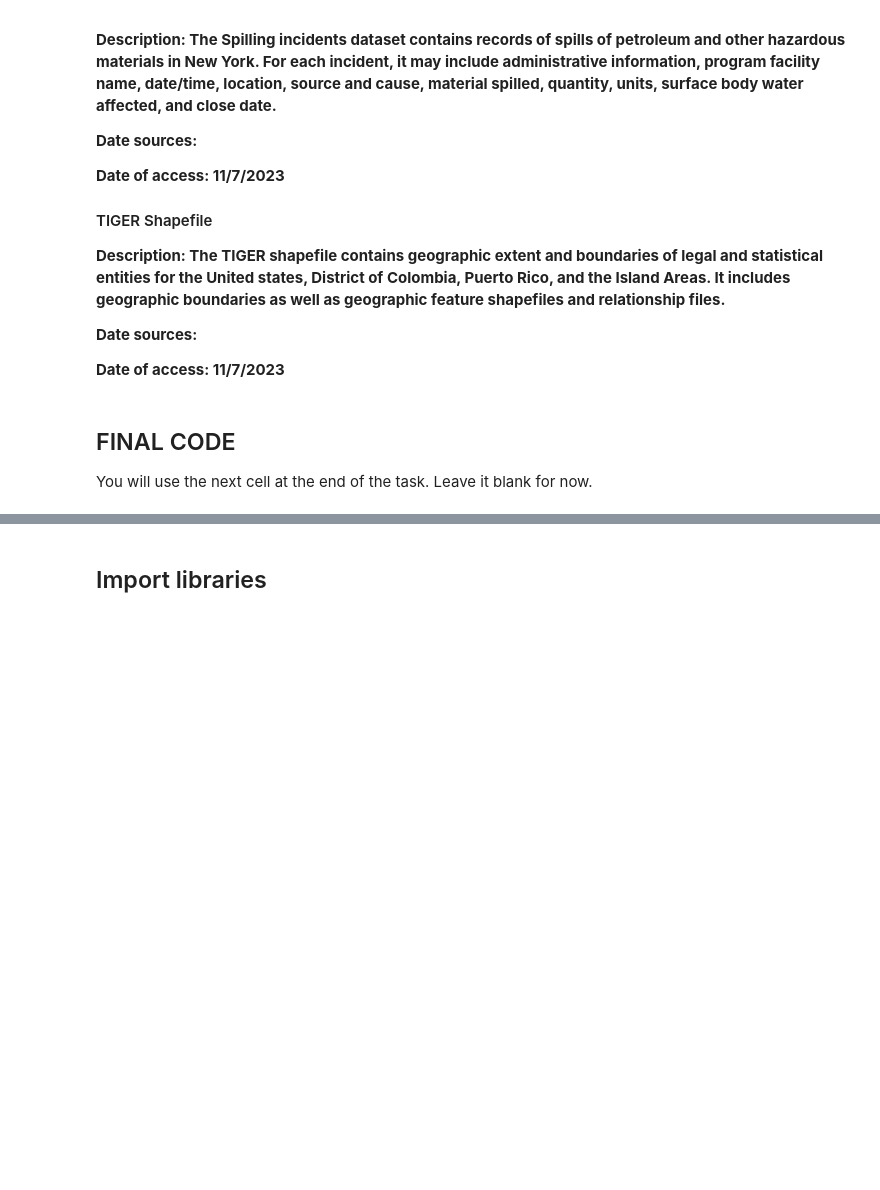
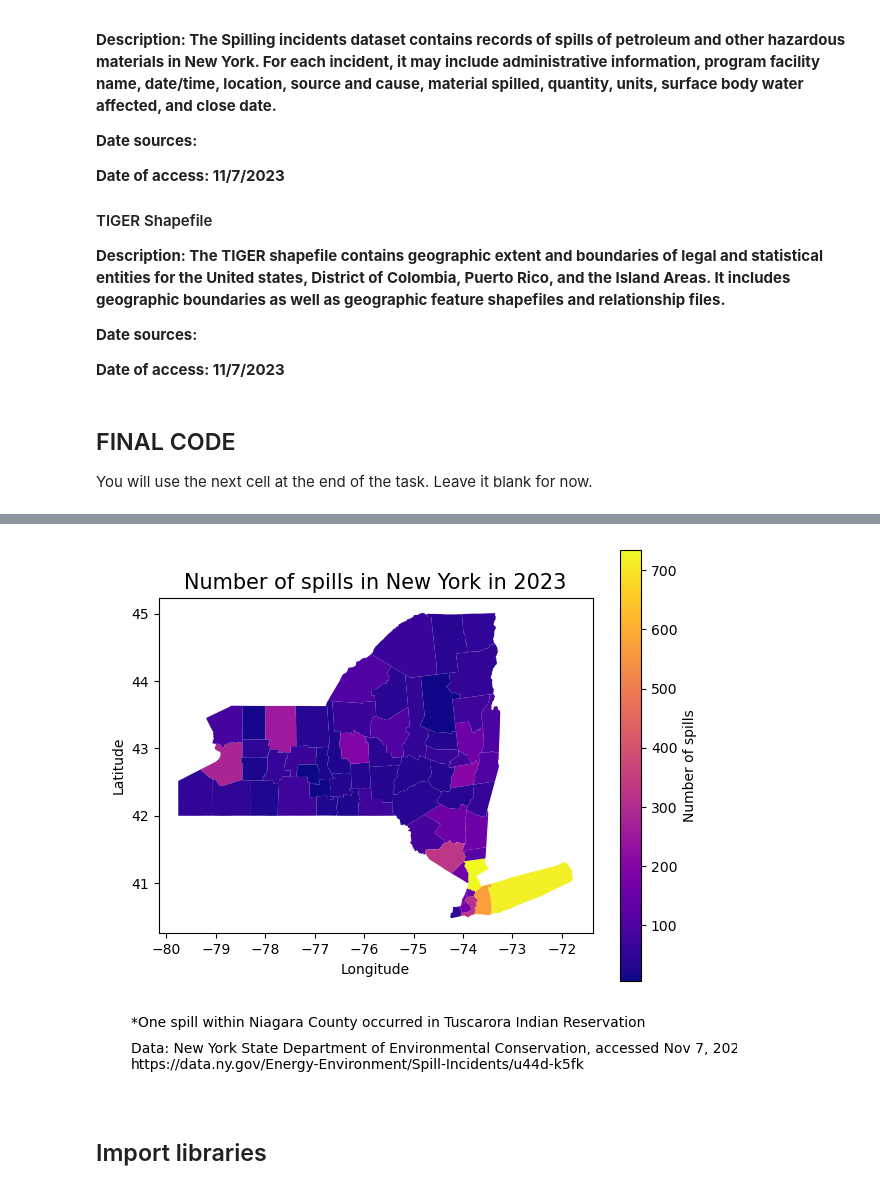
Before and after one commit to h-hahn/eds220-hwk-3, a Jupyter notebook: hwk3-task1-spills.ipynb, the cells around one changed output, grey strips where cells are left out. Cells and saved outputs as stored; diff of their text form; code cells hidden in the pictures; blank space fills up the shorter version.

```diff
--- a/hwk3-task1-spills.ipynb
+++ b/hwk3-task1-spills.ipynb
@@ -59,5 +57,91 @@ You will use the next cell at the end of the task. Leave it blank for now.
 # %% [markdown]
 <!-- write your description in this markdwon cell -->
+# %%
+### ===== FINAL CODE =====
+# import pandas
+import pandas as pd
+
+# import geopandas
+import geopandas as gpd
+
+# import numpy
+import numpy as np
+
+# import matplotlib pyplot
+import matplotlib.pyplot as plt
+
+# import NY spills data
+spills = pd.read_csv('data/Spill_Incidents_20231109.csv', parse_dates = ['Spill Date'])
+
+# import US counties shapefile
+counties = gpd.read_file('data/tl_2022_us_county/tl_2022_us_county.shp')
+
+# lowercase column names
+spills.columns = spills.columns.str.lower()
+
+# make snake case
+spills.columns = spills.columns.str.replace(' ','_')
+
+# select data about petro spills between Jan 1 and Oct 31, 2023
+petr_23 = spills[(spills.material_family == 'Petroleum') & (spills.spill_date >= '01/01/2023') & (spills.spill_date <= '10/31/2023')]
+
+# new dataframe with # of petroleum spills per county
+spills_per_county = petr_23.groupby('county').size().reset_index(name = 'n_spills')
+
+# make column names lowercase
+counties.columns = counties.columns.str.lower()
+
+# select new york counties
+ny_counties = counties[ counties['statefp'] == '36' ]
+
+# select the first item in that st lawrence index tuple using [0]
+st_lawrence_index = spills_per_county[spills_per_county.county=='St Lawrence'].index[0]
+
+# update st lawrence name to st. lawrence
+spills_per_county.at[st_lawrence_index, 'county'] = 'St. Lawrence'
+
+# change name of name column in counties dataset
+ny_counties = ny_counties.rename(columns={'name': 'county'})
+
+# merge spills_per_county and ny_counties
+ny_counties = pd.merge(ny_counties,
+                       spills_per_county,
+                      how = 'inner',
+                      on = 'county')
+
+# add 1 spill to Niagara county to make it 89 (located at 31)
+ny_counties.at[31, 'n_spills'] = 89
+
+# create a new figure and axis
+fig, ax = plt.subplots(figsize = (7,7))
+
+# add new york map
+ny_counties.plot(ax = ax,
+                column = 'n_spills',
+                legend = True,
+                cmap = 'plasma',
+                legend_kwds={'shrink':0.8, 'label': 'Number of spills'})
+
+# add citation annotation
+ax.annotate("Data: New York State Department of Environmental Conservation, accessed Nov 7, 2023 \nhttps://data.ny.gov/Energy-Environment/Spill-Incidents/u44d-k5fk",
+            xy=(0.05, 0.04), # position
+            xycoords='figure fraction',
+            fontsize=10)
+
+# add annotation about tuscarora indian reservation
+ax.annotate("*One spill within Niagara County occurred in Tuscarora Indian Reservation",
+            xy=(0.05, 0.1), # position
+            xycoords='figure fraction',
+            fontsize=10)
+
+# add title
+ax.set_title('Number of spills in New York in 2023', fontsize = 15)
+ax.set_xlabel('Longitude')
+ax.set_ylabel('Latitude')
+
+plt.show()
+# %% [output]
+[figure, added]
 # %% [markdown]
 ## Import libraries
 # %%
```
Also changed, not shown: parts of 7 cells of this notebook.
